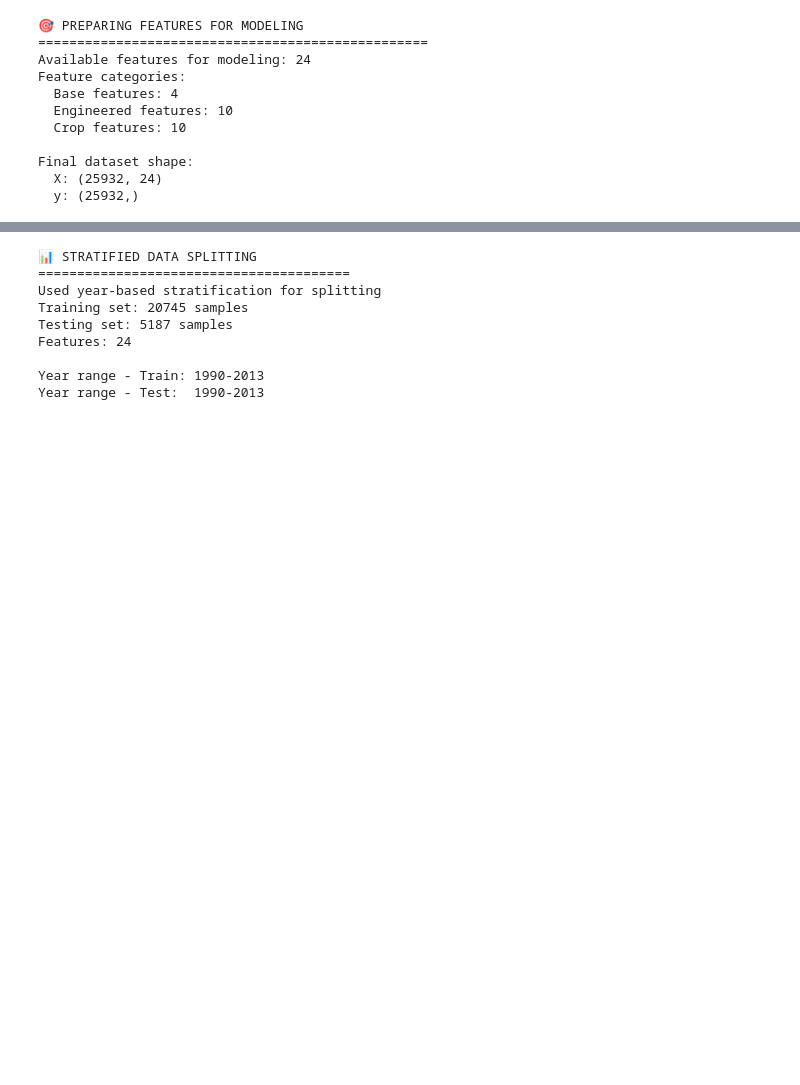
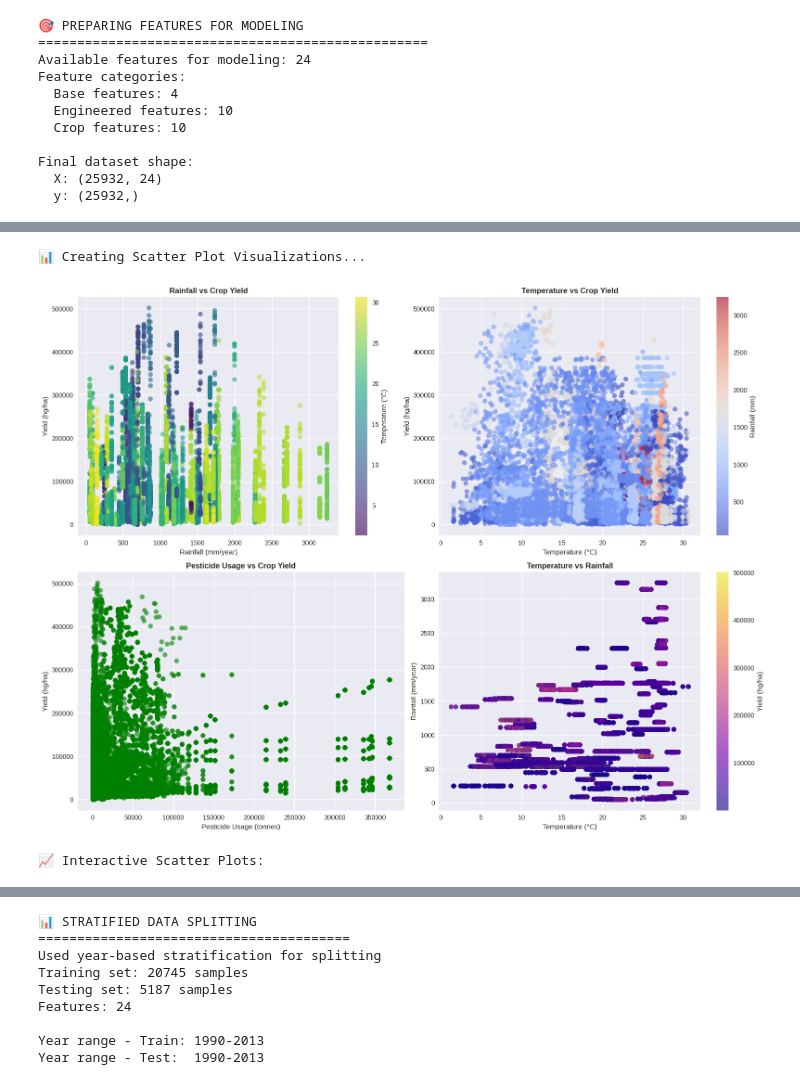
Before and after one commit to Atieng/crop-yield-predictor, a Jupyter notebook: index.ipynb, the cells around one changed output, grey strips where cells are left out. Saved outputs shown, nothing was run; the diff lists cells and outputs as text; code cells hidden in the pictures; blank space fills up the shorter version.

```diff
--- a/index.ipynb
+++ b/index.ipynb
@@ -637,0 +870,70 @@ Final dataset shape:
+# %%
+def create_scatter_plots(df):
+    """
+    Create scatter plot visualizations for relationship analysis
+    """
+    print("📊 Creating Scatter Plot Visualizations...")
+
+    # Create subplots
+    fig, axes = plt.subplots(2, 2, figsize=(16, 12))
+
+    # 1. Rainfall vs Yield
+    if all(col in df.columns for col in ['average_rain_fall_mm_per_year', 'hg/ha_yield']):
+        axes[0,0].scatter(df['average_rain_fall_mm_per_year'], df['hg/ha_yield'],
+                         alpha=0.6, c=df['avg_temp'] if 'avg_temp' in df.columns else 'blue',
+                         cmap='viridis')
+        axes[0,0].set_xlabel('Rainfall (mm/year)')
+        axes[0,0].set_ylabel('Yield (hg/ha)')
+        axes[0,0].set_title('Rainfall vs Crop Yield', fontweight='bold')
+        if 'avg_temp' in df.columns:
+            plt.colorbar(axes[0,0].collections[0], ax=axes[0,0], label='Temperature (°C)')
+
+    # 2. Temperature vs Yield
+    if all(col in df.columns for col in ['avg_temp', 'hg/ha_yield']):
+        axes[0,1].scatter(df['avg_temp'], df['hg/ha_yield'],
+                         alpha=0.6, c=df['average_rain_fall_mm_per_year'] if 'average_rain_fall_mm_per_year' in df.columns else 'red',
+                         cmap='coolwarm')
+        axes[0,1].set_xlabel('Temperature (°C)')
+        axes[0,1].set_ylabel('Yield (hg/ha)')
+        axes[0,1].set_title('Temperature vs Crop Yield', fontweight='bold')
+        if 'average_rain_fall_mm_per_year' in df.columns:
+            plt.colorbar(axes[0,1].collections[0], ax=axes[0,1], label='Rainfall (mm)')
+
+    # 3. Pesticides vs Yield
+    if all(col in df.columns for col in ['pesticides_tonnes', 'hg/ha_yield']):
+        axes[1,0].scatter(df['pesticides_tonnes'], df['hg/ha_yield'], alpha=0.6, color='green')
+        axes[1,0].set_xlabel('Pesticide Usage (tonnes)')
+        axes[1,0].set_ylabel('Yield (hg/ha)')
+        axes[1,0].set_title('Pesticide Usage vs Crop Yield', fontweight='bold')
+
+    # 4. Temperature vs Rainfall
+    if all(col in df.columns for col in ['avg_temp', 'average_rain_fall_mm_per_year']):
+        scatter = axes[1,1].scatter(df['avg_temp'], df['average_rain_fall_mm_per_year'],
+                                   alpha=0.6, c=df['hg/ha_yield'] if 'hg/ha_yield' in df.columns else 'purple',
+                                   cmap='plasma')
+        axes[1,1].set_xlabel('Temperature (°C)')
+        axes[1,1].set_ylabel('Rainfall (mm/year)')
+        axes[1,1].set_title('Temperature vs Rainfall', fontweight='bold')
+        if 'hg/ha_yield' in df.columns:
+            plt.colorbar(scatter, ax=axes[1,1], label='Yield (hg/ha)')
+
+    plt.tight_layout()
+    plt.show()
+
+    # Interactive Scatter Plots
+    print("\n📈 Interactive Scatter Plots:")
+    if all(col in df.columns for col in ['average_rain_fall_mm_per_year', 'hg/ha_yield', 'Item']):
+        fig = px.scatter(df, x='average_rain_fall_mm_per_year', y='hg/ha_yield',
+                        color='Item', size='pesticides_tonnes' if 'pesticides_tonnes' in df.columns else None,
+                        hover_data=['Area', 'Year'],
+                        title='Rainfall vs Yield by Crop Type',
+                        labels={'average_rain_fall_mm_per_year': 'Rainfall (mm/year)',
+                               'hg/ha_yield': 'Crop Yield (hg/ha)'})
+        fig.show()
+
+# Run scatter plot analysis
+create_scatter_plots(yield_df)
+# %% [output]
+📊 Creating Scatter Plot Visualizations...
+[figure, added]
+📈 Interactive Scatter Plots:
```
Also changed, not shown: parts of 13 cells of this notebook.
